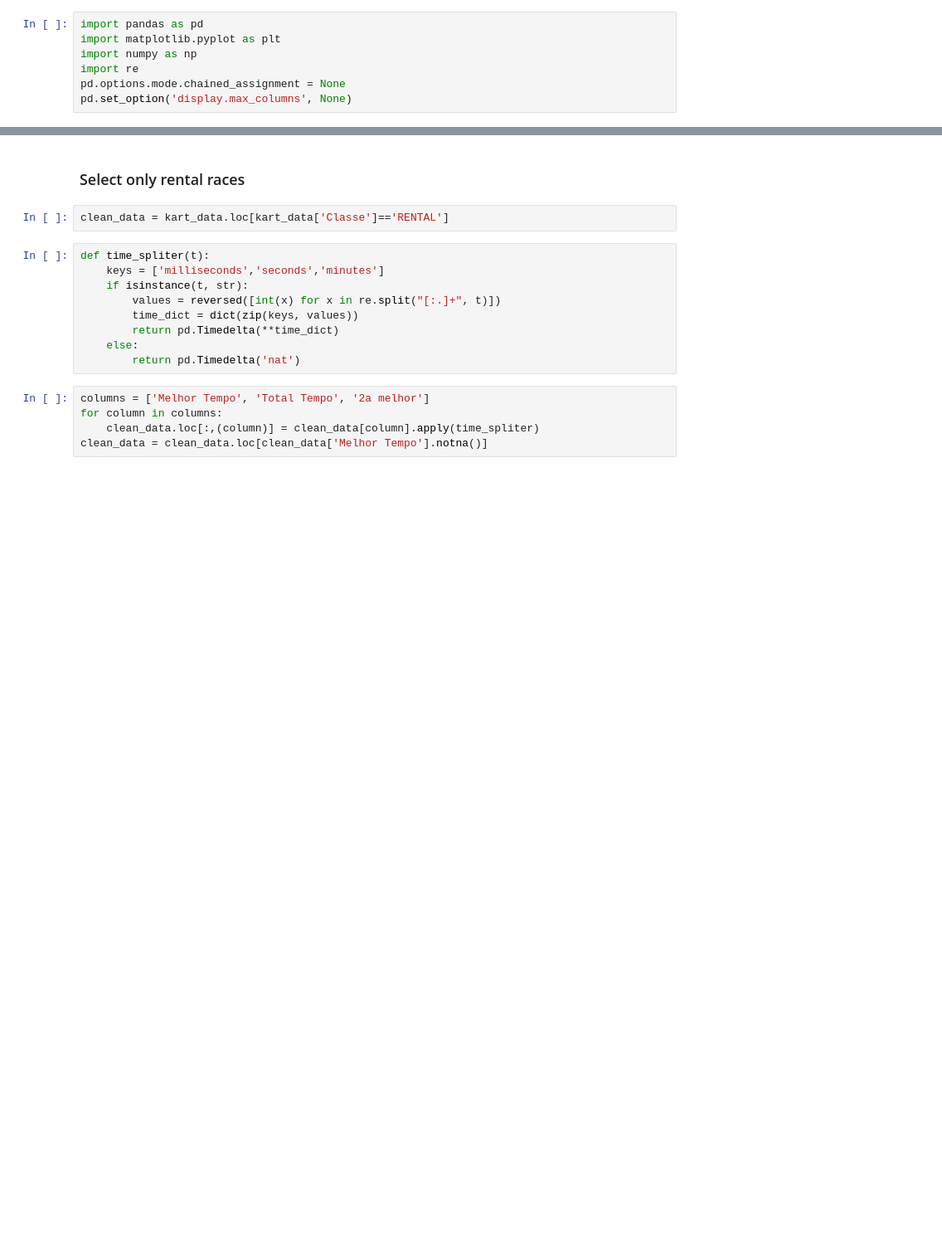
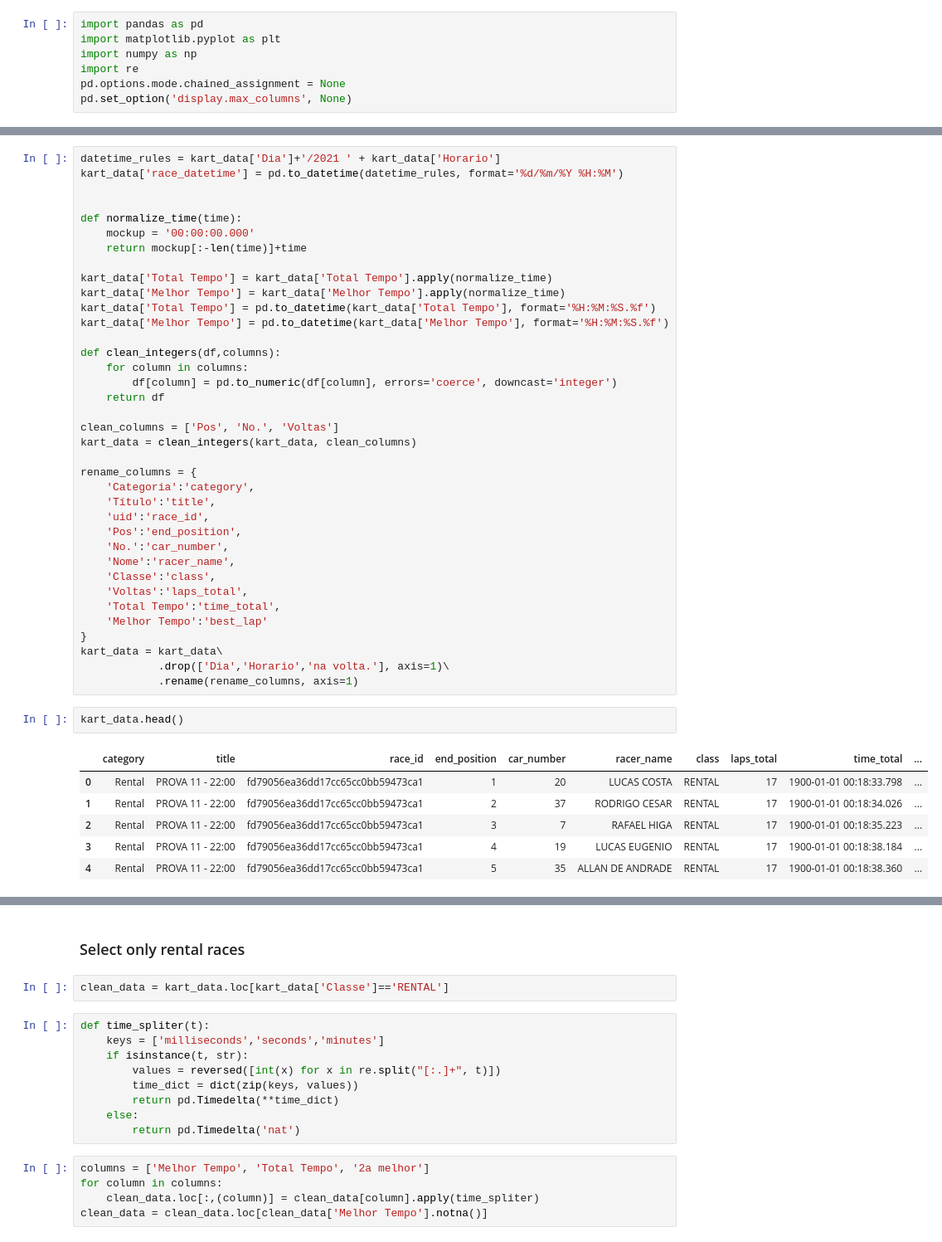
Before and after one commit to paulobueno/kart-scraping-analysis, a Jupyter notebook: Analysis/Kart-Analysis.ipynb, the cells around one changed output, grey strips where cells are left out. Shown at 83% size. Saved outputs shown, nothing was run; the diff lists cells and outputs as text; blank space fills up the shorter version.

```diff
--- a/Analysis/Kart-Analysis.ipynb
+++ b/Analysis/Kart-Analysis.ipynb
@@ -9,0 +17,46 @@ kart_data = pd.read_csv("../Data/data.csv",sep=';',decimal=',')
+# %%
+datetime_rules = kart_data['Dia']+'/2021 ' + kart_data['Horario']
+kart_data['race_datetime'] = pd.to_datetime(datetime_rules, format='%d/%m/%Y %H:%M')
+
+
+def normalize_time(time):
+    mockup = '00:00:00.000'
+    return mockup[:-len(time)]+time
+
+kart_data['Total Tempo'] = kart_data['Total Tempo'].apply(normalize_time)
+kart_data['Melhor Tempo'] = kart_data['Melhor Tempo'].apply(normalize_time)
+kart_data['Total Tempo'] = pd.to_datetime(kart_data['Total Tempo'], format='%H:%M:%S.%f')
+kart_data['Melhor Tempo'] = pd.to_datetime(kart_data['Melhor Tempo'], format='%H:%M:%S.%f')
+
+def clean_integers(df,columns):
+    for column in columns:
+        df[column] = pd.to_numeric(df[column], errors='coerce', downcast='integer')
+    return df
+
+clean_columns = ['Pos', 'No.', 'Voltas']
+kart_data = clean_integers(kart_data, clean_columns)
+
+rename_columns = {
+    'Categoria':'category',
+    'Título':'title',
+    'uid':'race_id',
+    'Pos':'end_position',
+    'No.':'car_number',
+    'Nome':'racer_name',
+    'Classe':'class',
+    'Voltas':'laps_total',
+    'Total Tempo':'time_total',
+    'Melhor Tempo':'best_lap'
+}
+kart_data = kart_data\
+            .drop(['Dia','Horario','na volta.'], axis=1)\
+            .rename(rename_columns, axis=1)
+# %%
+kart_data.head()
+# %% [output]
+|  | category | title | race_id | end_position | car_number | racer_name | class | laps_total | time_total | ... |
+| 0 | Rental | PROVA 11 - 22:00 | fd79056ea36dd17cc65cc0bb59473ca1 | 1 | 20 | LUCAS COSTA | RENTAL | 17 | 1900-01-01 00:18:33.798 | ... |
+| 1 | Rental | PROVA 11 - 22:00 | fd79056ea36dd17cc65cc0bb59473ca1 | 2 | 37 | RODRIGO CESAR | RENTAL | 17 | 1900-01-01 00:18:34.026 | ... |
+| 2 | Rental | PROVA 11 - 22:00 | fd79056ea36dd17cc65cc0bb59473ca1 | 3 | 7 | RAFAEL HIGA | RENTAL | 17 | 1900-01-01 00:18:35.223 | ... |
+| 3 | Rental | PROVA 11 - 22:00 | fd79056ea36dd17cc65cc0bb59473ca1 | 4 | 19 | LUCAS EUGENIO | RENTAL | 17 | 1900-01-01 00:18:38.184 | ... |
+| 4 | Rental | PROVA 11 - 22:00 | fd79056ea36dd17cc65cc0bb59473ca1 | 5 | 35 | ALLAN DE ANDRADE | RENTAL | 17 | 1900-01-01 00:18:38.360 | ... |
```
Also changed, not shown: parts of 2 cells of this notebook, 2 other files.
